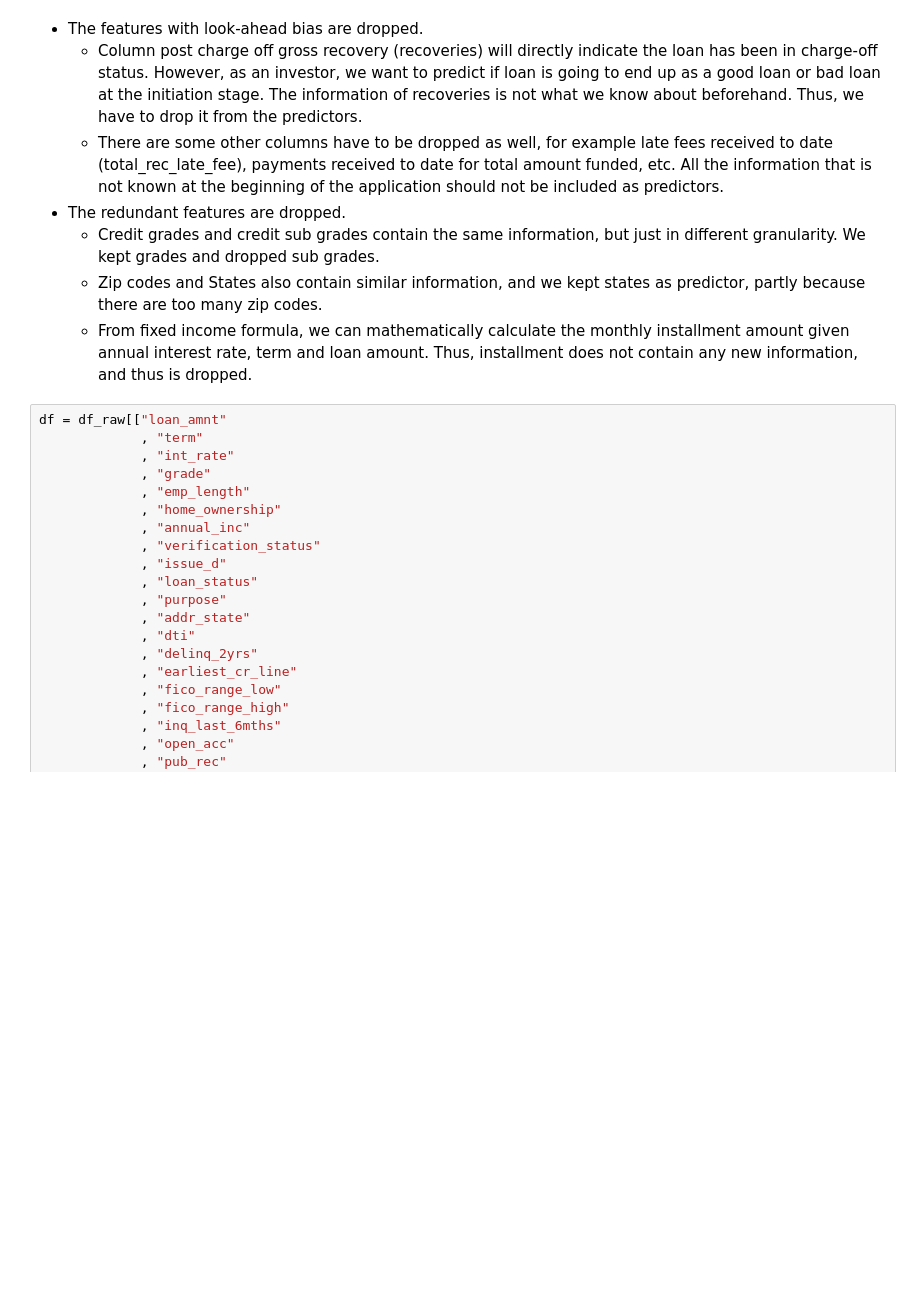
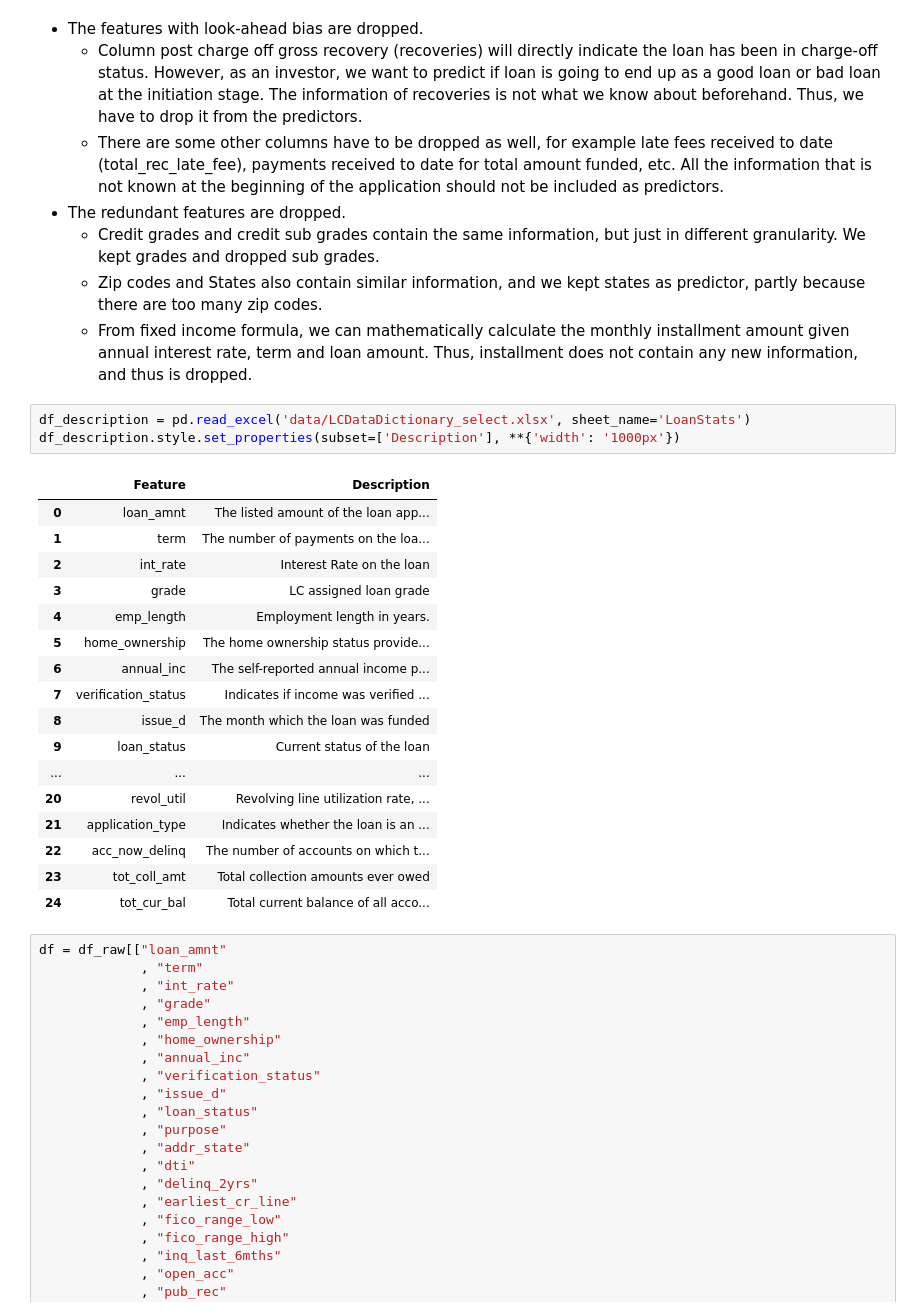
Before and after one commit to hz336/CS109A_LendingClub, a Jupyter notebook: notebooks/LC_EDA.ipynb, the cells around one changed output. Saved outputs shown, nothing was run; the diff lists cells and outputs as text; blank space fills up the shorter version.

```diff
--- a/notebooks/LC_EDA.ipynb
+++ b/notebooks/LC_EDA.ipynb
@@ -53,6 +53,27 @@ There are totally 151 columns in the raw dataset. In the initial feature selecti
     - Credit grades and credit sub grades contain the same information, but just in different granularity. We kept grades and dropped sub grades.
     - Zip codes and States also contain similar information, and we kept states as predictor, partly because there are too many zip codes.
     - From fixed income formula, we can mathematically calculate the monthly installment amount given annual interest rate, term and loan amount. Thus, installment does not contain any new information, and thus is dropped.
+# %%
+df_description = pd.read_excel('data/LCDataDictionary_select.xlsx', sheet_name='LoanStats')
+df_description.style.set_properties(subset=['Description'], **{'width': '1000px'})
+# %% [output]
+|  | Feature | Description |
+| 0 | loan_amnt | The listed amount of the loan app... |
+| 1 | term | The number of payments on the loa... |
+| 2 | int_rate | Interest Rate on the loan |
+| 3 | grade | LC assigned loan grade |
+| 4 | emp_length | Employment length in years. |
+| 5 | home_ownership | The home ownership status provide... |
+| 6 | annual_inc | The self-reported annual income p... |
+| 7 | verification_status | Indicates if income was verified ... |
+| 8 | issue_d | The month which the loan was funded |
+| 9 | loan_status | Current status of the loan |
+| ... | ... | ... |
+| 20 | revol_util | Revolving line utilization rate, ... |
+| 21 | application_type | Indicates whether the loan is an ... |
+| 22 | acc_now_delinq | The number of accounts on which t... |
+| 23 | tot_coll_amt | Total collection amounts ever owed |
+| 24 | tot_cur_bal | Total current balance of all acco... |
 # %%
 df = df_raw[["loan_amnt"
              , "term"
```
Also changed, not shown: 12 other files.
